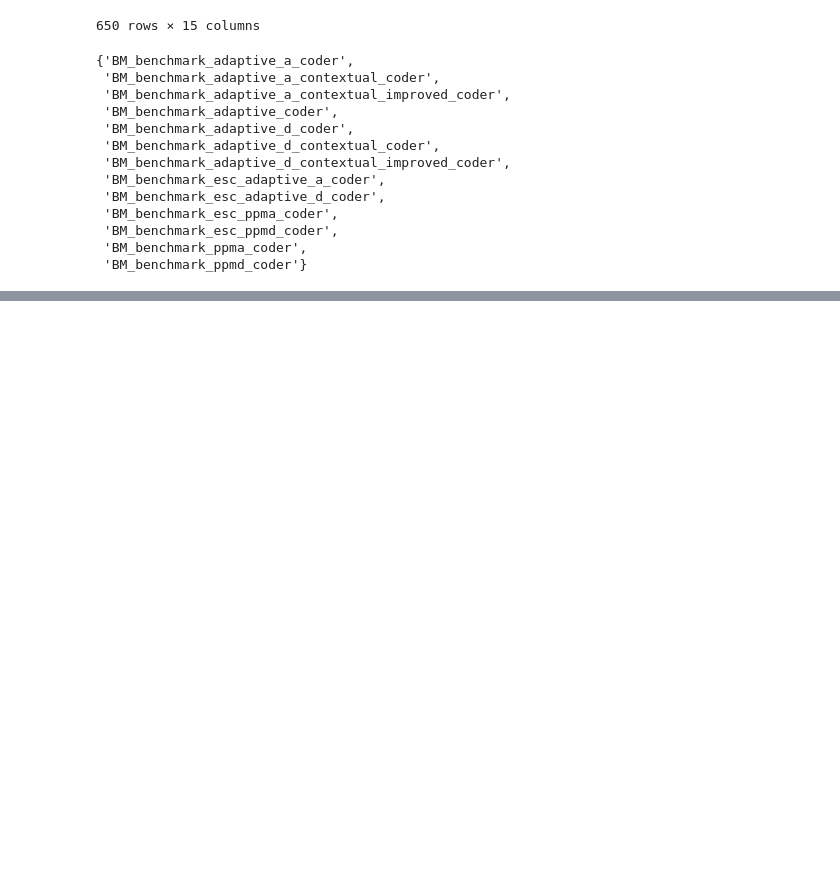
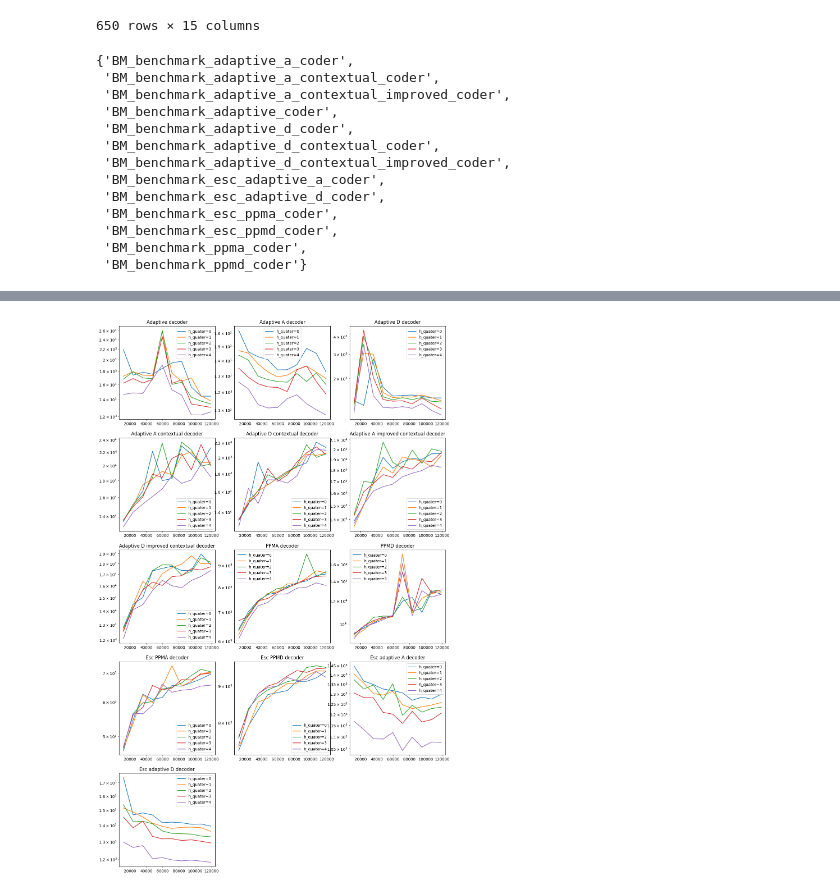
Before and after one commit to gogagum/arithmetic-encoding-lib, a Jupyter notebook: benchmark/benchmark_analysis.ipynb, the cells around one changed output, grey strips where cells are left out. Saved outputs shown, nothing was run; the diff lists cells and outputs as text; code cells hidden in the pictures; blank space fills up the shorter version.

Commit message:
Updated benchmark analysis.

```diff
--- a/benchmark/benchmark_analysis.ipynb
+++ b/benchmark/benchmark_analysis.ipynb
@@ -229,0 +144,2 @@ plt.show()
+# %%
+decode_benchmarks = decode_benchmarks.astype({"input_size" : "int64"})
@@ -229,0 +162,4 @@ plt.show()
+# %%
+def getDecodeBenchmark(decoder_name, h_quater):
+    return decode_benchmarks.where(decode_benchmarks.decoder == decoder_name)\
+                            .where(decode_benchmarks.h_quater == h_quater).dropna()
@@ -229,0 +180,40 @@ plt.show()
+# %%
+def drawDecodeBenchmark(ax, benchmark_name: str, title: str):
+    data = [getDecodeBenchmark(benchmark_name, i) for i in ["0", "1", "2", "3", "4"]]
+
+    input_size = [data[i]['input_size'] for i in range(5)]
+    real_time = [data[i]['real_time'] for i in range(5)]
+    speed = [real_time[i] / input_size[i] for i in range(5)]
+
+    for i in range(5):
+        ax.plot(input_size[i], speed[i], label=f"h_quater={i}")
+
+    ax.set_title(title)
+    ax.set_yscale("log")
+    ax.legend()
+# %%
+fig, ax = plt.subplots(5, 3, figsize=(15, 25))
+
+drawDecodeBenchmark(ax[0][0], "BM_benchmark_adaptive_decoder", "Adaptive decoder")
+drawDecodeBenchmark(ax[0][1], "BM_benchmark_adaptive_a_decoder", "Adaptive A decoder")
+drawDecodeBenchmark(ax[0][2], "BM_benchmark_adaptive_d_decoder", "Adaptive D decoder")
+drawDecodeBenchmark(ax[1][0], "BM_benchmark_adaptive_a_contextual_decoder", "Adaptive A contextual decoder")
+drawDecodeBenchmark(ax[1][1], "BM_benchmark_adaptive_d_contextual_decoder", "Adaptive D contextual decoder")
+drawDecodeBenchmark(ax[1][2],
+                    "BM_benchmark_adaptive_a_contextual_improved_decoder",
+                    "Adaptive A improved contextual decoder")
+drawDecodeBenchmark(ax[2][0],
+                    "BM_benchmark_adaptive_d_contextual_improved_decoder",
+                    "Adaptive D improved contextual decoder")
+drawDecodeBenchmark(ax[2][1], "BM_benchmark_ppma_decoder", "PPMA decoder")
+drawDecodeBenchmark(ax[2][2], "BM_benchmark_ppmd_decoder", "PPMD decoder")
+drawDecodeBenchmark(ax[3][0], "BM_benchmark_esc_ppma_decoder", "Esc PPMA decoder")
+drawDecodeBenchmark(ax[3][1], "BM_benchmark_esc_ppmd_decoder", "Esc PPMD decoder")
+drawDecodeBenchmark(ax[3][2], "BM_benchmark_esc_adaptive_a_decoder", "Esc adaptive A decoder")
+drawDecodeBenchmark(ax[4][0], "BM_benchmark_esc_adaptive_d_decoder", "Esc adaptive D decoder")
+ax[4][1].axis('off')
+ax[4][2].axis('off')
+
+plt.show()
+# %% [output]
+[figure, added]
```
Also changed, not shown: parts of 9 cells of this notebook.
